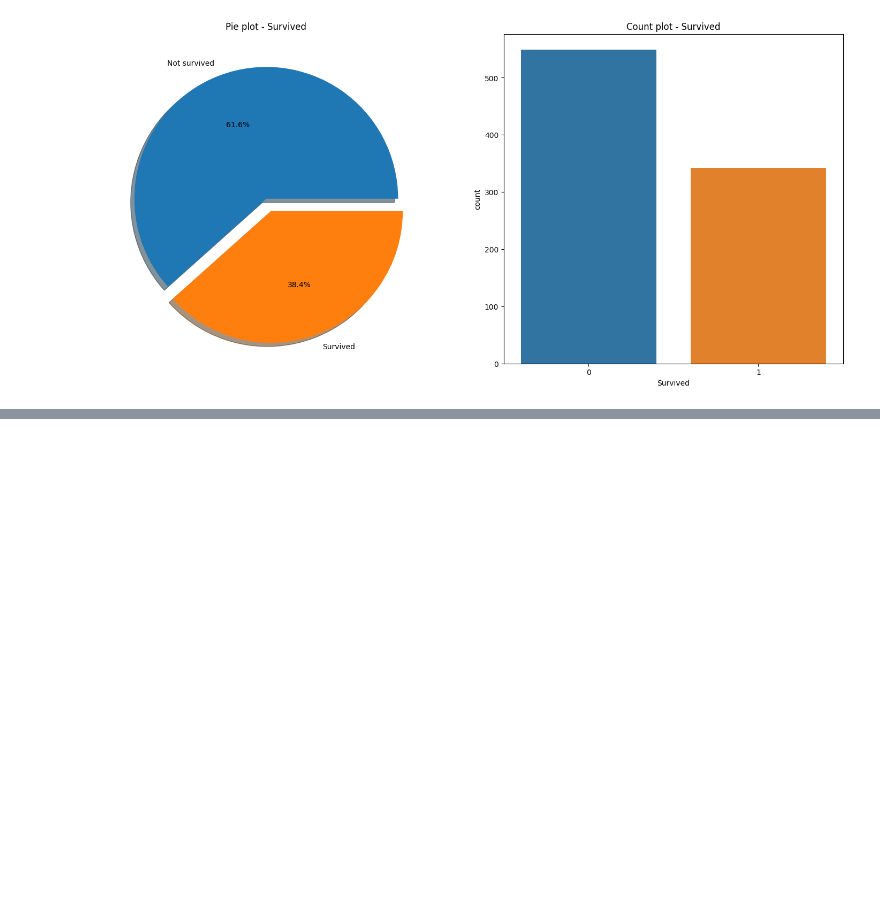
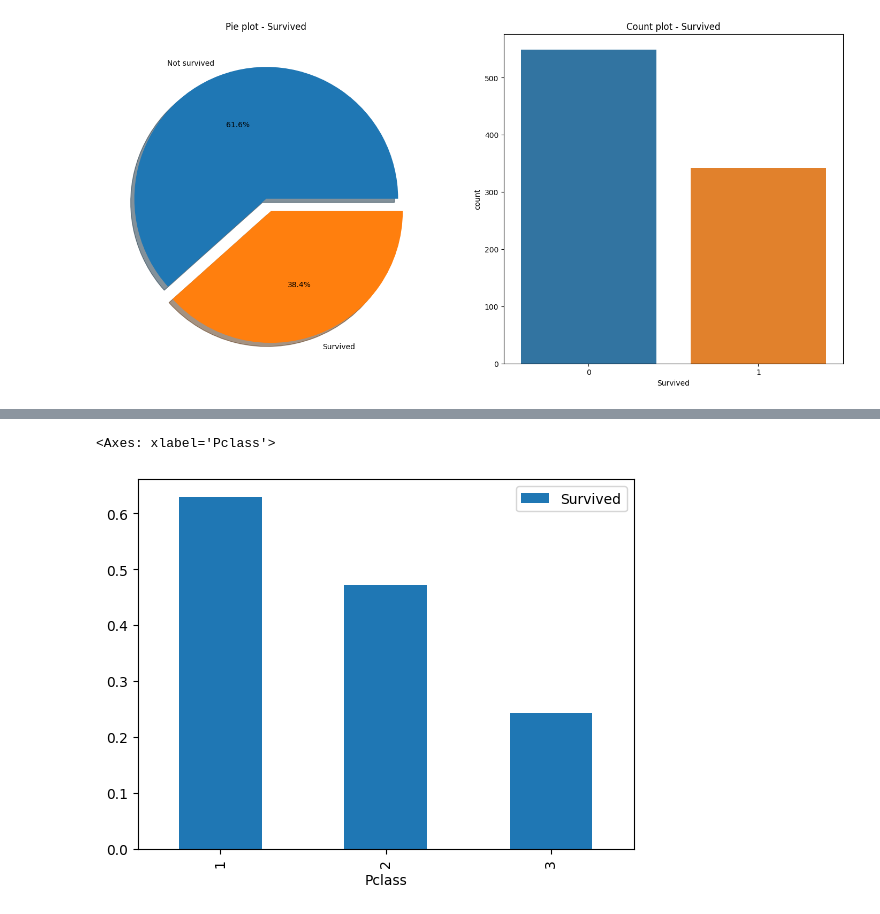
Before and after one commit to finn1729/Kaggle_Titanic, a Jupyter notebook: jun-bd-titanic.ipynb, the cells around one changed output, grey strips where cells are left out. Drawn from its saved outputs; the diff is of its cells as text; code cells hidden in the pictures; blank space fills up the shorter version.

```diff
--- a/jun-bd-titanic.ipynb
+++ b/jun-bd-titanic.ipynb
@@ -153,0 +184,6 @@ Text(0.5, 1.0, 'Count plot - Survived')
+# %%
+df_train[['Pclass', 'Survived']].groupby(['Pclass'], as_index=True).mean().sort_values(by='Survived', ascending=False).plot.bar()
+# 여기 mean 을 하면 생존율이 나오는 이유는 생존한사람 수(1+0+0+0+1)/모든 사람의 수(N) 이기때문에
+# %% [output]
+<Axes: xlabel='Pclass'>
+[figure, added]
```
Also changed, not shown: parts of 7 cells of this notebook.
